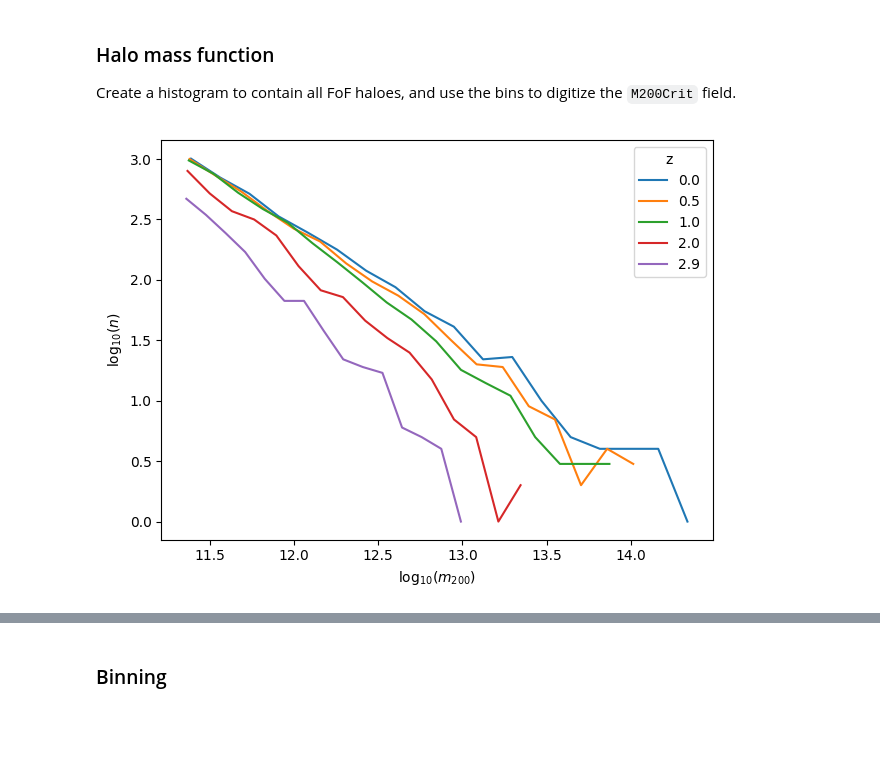
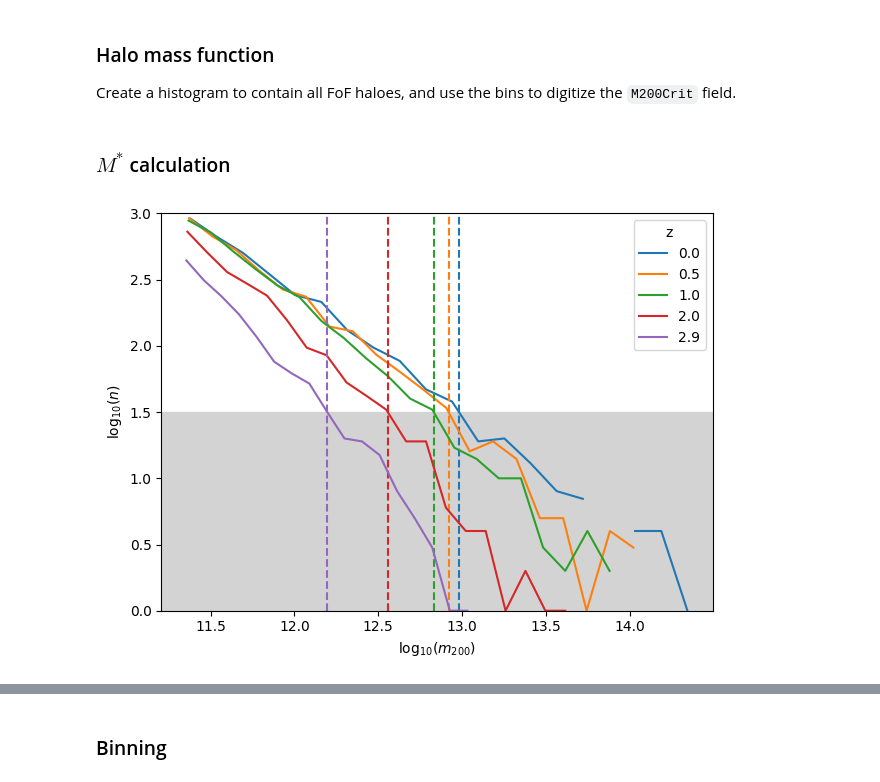
Before and after one commit to oleskiewicz/hbtp, a Jupyter notebook: halo.ipynb, the cells around one changed output, grey strips where cells are left out. Cells and saved outputs as stored; diff of their text form; code cells hidden in the pictures; blank space fills up the shorter version.

Commit message:
Implement m_star calculation

```diff
--- a/halo.ipynb
+++ b/halo.ipynb
@@ -87,15 +87,32 @@ def halo_mass_function(r, snap, nbins):
     hs = bin_haloes(hs, 'M200Crit', bin_edges, lambda x: np.log10(x))
     bins = 0.5*(bin_edges[1:] + bin_edges[:-1])
     return bins, np.log10(counts)
+# %% [markdown]
+### $M^*$ calculation
 # %%
 fig, ax = plt.subplots(1)
 ax.set_xlabel(r"$\log_{10}(m_{200})$")
 ax.set_ylabel(r"$\log_{10}(n)$")
 
-for _snap in [122, 93, 78, 61, 51]:
-    ax.plot(*halo_mass_function(r, _snap, 18), label="%.1f"%(zs.loc[_snap].values[0]))
+n_star = 1.5
+ax.axhspan(0.0, n_star, color='lightgrey')
+
+for i, _snap in enumerate([122, 93, 78, 61, 51]):
+    x_k, y_k = halo_mass_function(r, _snap, nbins)
+    y1, y2 = y_k[y_k > n_star][-1], y_k[y_k < n_star][0]
+    x1, x2 = x_k[y_k > n_star][-1], x_k[y_k < n_star][0]
+    m_star = ((x2-x1)/(y2-y1))*(n_star-y1)+x1
+
+    ax.plot(
+        x_k, y_k,
+        "C%d"%i,
+        label="%.1f"%(zs.loc[_snap].values[0])
+    )
+    ax.axvline(m_star, ls='--', color="C%d"%i)
+
 ax.legend(title="z")
+ax.set_ylim([0.0, 3.0])
 
 fig.tight_layout()
 # %% [output]
-[figure, old version]
+[figure, new version]
```
Also changed, not shown: parts of 17 cells of this notebook.
